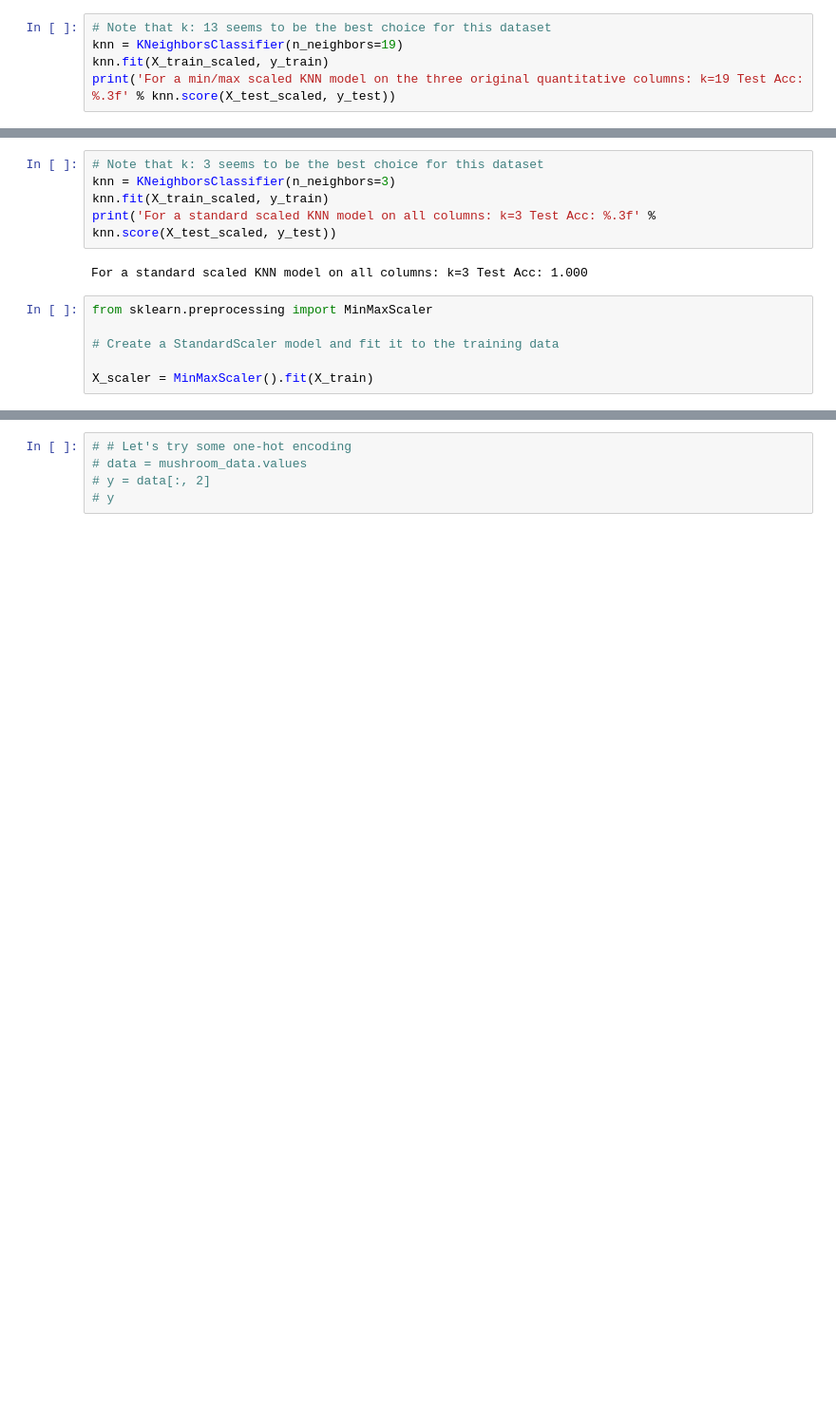
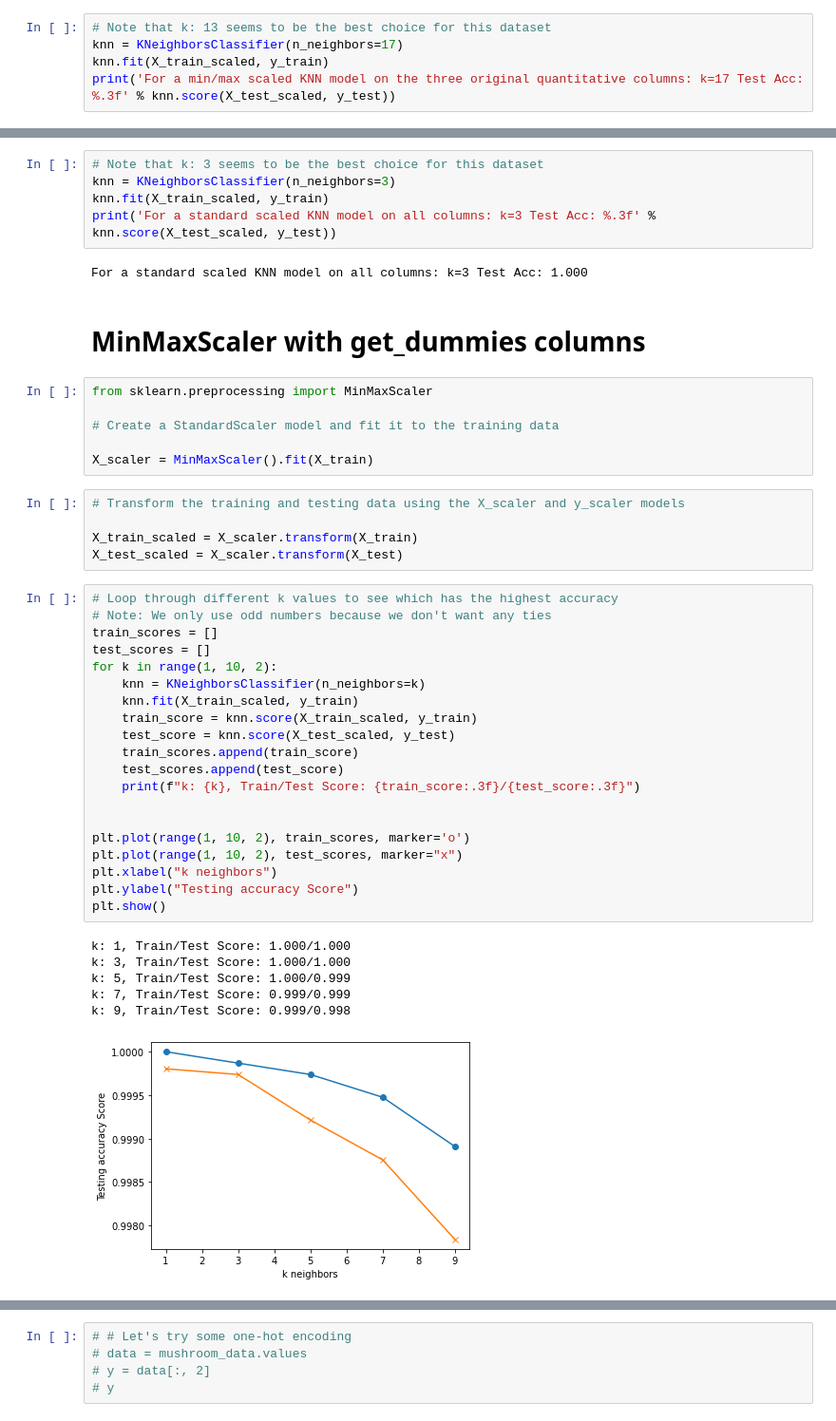
Before and after one commit to lauragabrielson/Mushroom_Classifier, a Jupyter notebook: Melissa's Notebook.ipynb, the cells around one changed output, grey strips where cells are left out. Shown at 95% size. Drawn from its saved outputs; the diff is of its cells as text; blank space fills up the shorter version.

Commit message:
Successfully ran both types of scaling with and without get dummies columns with KNN

```diff
--- a/Melissa's Notebook.ipynb
+++ b/Melissa's Notebook.ipynb
@@ -190,5 +147,5 @@ k: 29, Train/Test Score: 0.820/0.801
 # %%
 # Note that k: 13 seems to be the best choice for this dataset
-knn = KNeighborsClassifier(n_neighbors=19)
+knn = KNeighborsClassifier(n_neighbors=17)
 knn.fit(X_train_scaled, y_train)
-print('For a min/max scaled KNN model on the three original quantitative columns: k=19 Test Acc: %.3f' % knn.score(X_test_scaled, y_test))
+print('For a min/max scaled KNN model on the three original quantitative columns: k=17 Test Acc: %.3f' % knn.score(X_test_scaled, y_test))
@@ -285,9 +247,43 @@ knn.fit(X_train_scaled, y_train)
 print('For a standard scaled KNN model on all columns: k=3 Test Acc: %.3f' % knn.score(X_test_scaled, y_test))
 # %% [output]
 For a standard scaled KNN model on all columns: k=3 Test Acc: 1.000
+# %% [markdown]
+# MinMaxScaler with get_dummies columns
 # %%
 from sklearn.preprocessing import MinMaxScaler
 
 # Create a StandardScaler model and fit it to the training data
 
 X_scaler = MinMaxScaler().fit(X_train)
+# %%
+# Transform the training and testing data using the X_scaler and y_scaler models
+
+X_train_scaled = X_scaler.transform(X_train)
+X_test_scaled = X_scaler.transform(X_test)
+# %%
+# Loop through different k values to see which has the highest accuracy
+# Note: We only use odd numbers because we don't want any ties
+train_scores = []
+test_scores = []
+for k in range(1, 10, 2):
+    knn = KNeighborsClassifier(n_neighbors=k)
+    knn.fit(X_train_scaled, y_train)
+    train_score = knn.score(X_train_scaled, y_train)
+    test_score = knn.score(X_test_scaled, y_test)
+    train_scores.append(train_score)
+    test_scores.append(test_score)
+    print(f"k: {k}, Train/Test Score: {train_score:.3f}/{test_score:.3f}")
+
+
+plt.plot(range(1, 10, 2), train_scores, marker='o')
+plt.plot(range(1, 10, 2), test_scores, marker="x")
+plt.xlabel("k neighbors")
+plt.ylabel("Testing accuracy Score")
+plt.show()
+# %% [output]
+k: 1, Train/Test Score: 1.000/1.000
+k: 3, Train/Test Score: 1.000/1.000
+k: 5, Train/Test Score: 1.000/0.999
+k: 7, Train/Test Score: 0.999/0.999
+k: 9, Train/Test Score: 0.999/0.998
+[figure, added]
```
Also changed, not shown: parts of 11 cells of this notebook.
